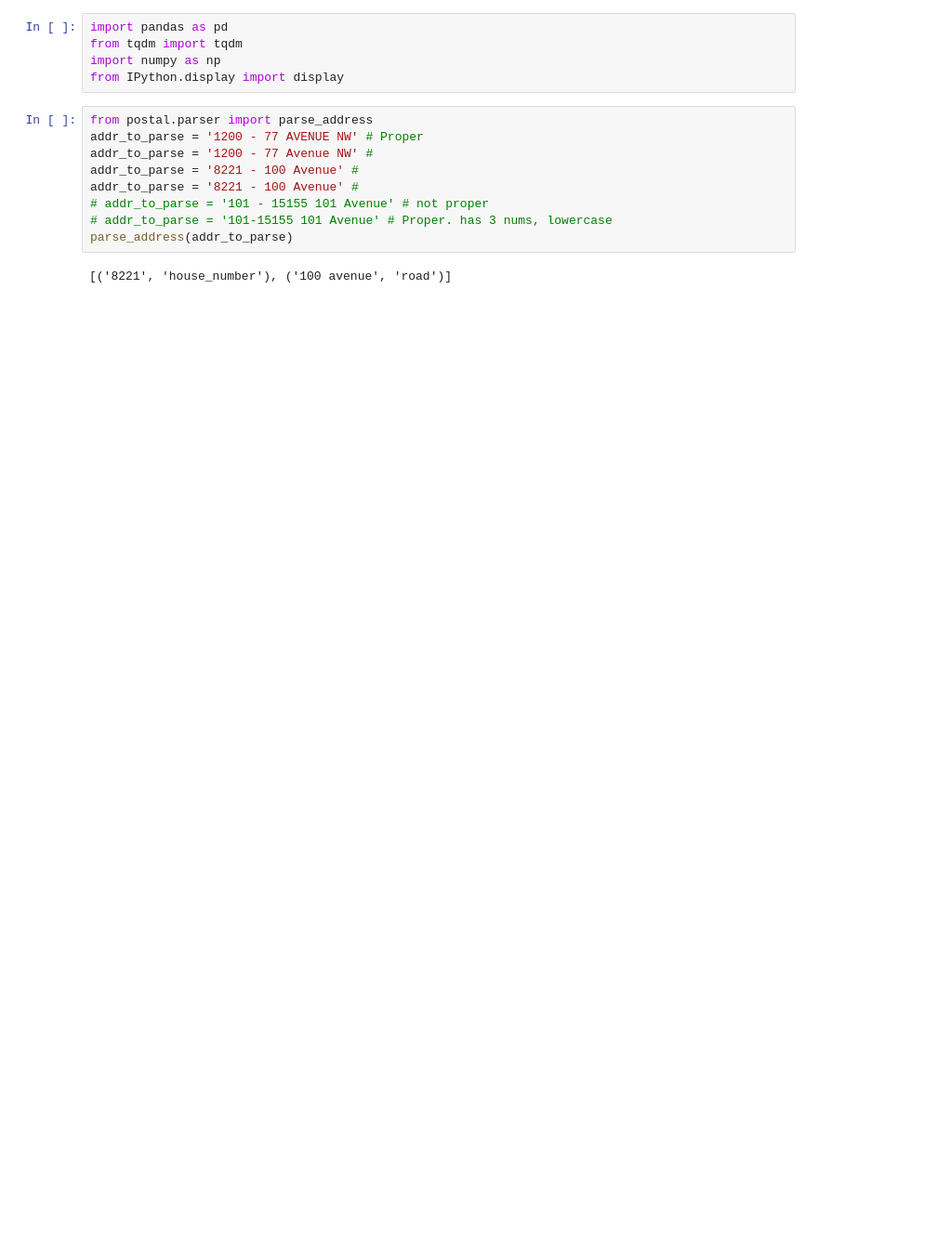
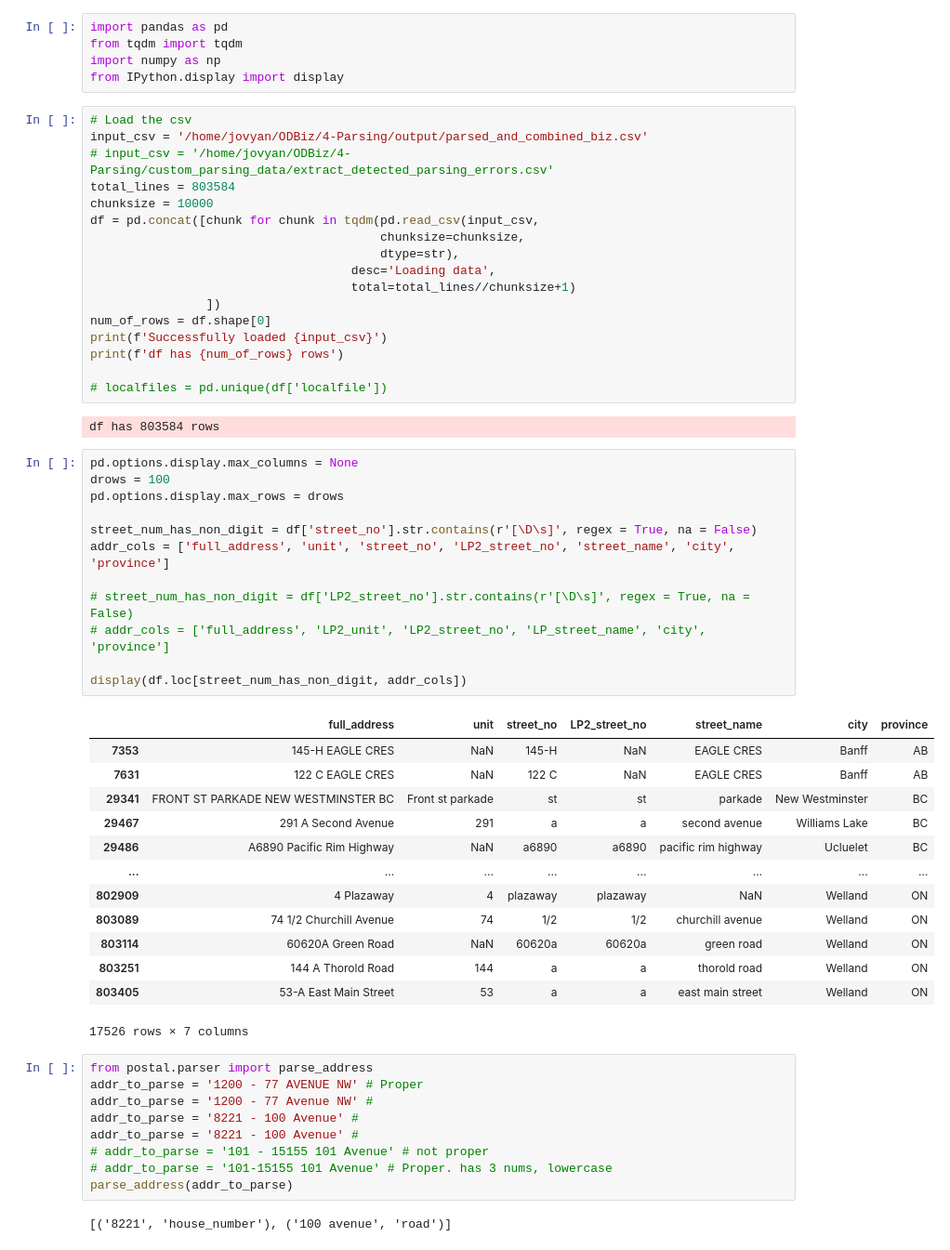
Before and after one commit to smlum/ODBiz, a Jupyter notebook: 4-Parsing/custom_parsing_data/post_parsed_data_viewing.ipynb, the cells around one changed output. Shown at 93% size. Drawn from its saved outputs; the diff is of its cells as text; blank space fills up the shorter version.

Commit message:
Consolidate parsed address columns

```diff
--- a/4-Parsing/custom_parsing_data/post_parsed_data_viewing.ipynb
+++ b/4-Parsing/custom_parsing_data/post_parsed_data_viewing.ipynb
@@ -3,6 +3,51 @@ import pandas as pd
 from tqdm import tqdm
 import numpy as np
 from IPython.display import display
+# %%
+# Load the csv
+input_csv = '/home/jovyan/ODBiz/4-Parsing/output/parsed_and_combined_biz.csv'
+# input_csv = '/home/jovyan/ODBiz/4-Parsing/custom_parsing_data/extract_detected_parsing_errors.csv'
+total_lines = 803584
+chunksize = 10000
+df = pd.concat([chunk for chunk in tqdm(pd.read_csv(input_csv,
+                                        chunksize=chunksize,
+                                        dtype=str),
+                                    desc='Loading data',
+                                    total=total_lines//chunksize+1)
+                ])
+num_of_rows = df.shape[0]
+print(f'Successfully loaded {input_csv}')
+print(f'df has {num_of_rows} rows')
+
+# localfiles = pd.unique(df['localfile'])
+# %% [output]
+df has 803584 rows
+# %%
+pd.options.display.max_columns = None
+drows = 100
+pd.options.display.max_rows = drows
+
+street_num_has_non_digit = df['street_no'].str.contains(r'[\D\s]', regex = True, na = False)
+addr_cols = ['full_address', 'unit', 'street_no', 'LP2_street_no', 'street_name', 'city', 'province']
+
+# street_num_has_non_digit = df['LP2_street_no'].str.contains(r'[\D\s]', regex = True, na = False)
+# addr_cols = ['full_address', 'LP2_unit', 'LP2_street_no', 'LP_street_name', 'city', 'province']
+
+display(df.loc[street_num_has_non_digit, addr_cols])
+# %% [output]
+|  | full_address | unit | street_no | LP2_street_no | street_name | city | province |
+| 7353 | 145-H EAGLE CRES | NaN | 145-H | NaN | EAGLE CRES | Banff | AB |
+| 7631 | 122 C EAGLE CRES | NaN | 122 C | NaN | EAGLE CRES | Banff | AB |
+| 29341 | FRONT ST PARKADE NEW WESTMINSTER BC | Front st parkade | st | st | parkade | New Westminster | BC |
+| 29467 | 291 A Second Avenue | 291 | a | a | second avenue | Williams Lake | BC |
+| 29486 | A6890 Pacific Rim Highway | NaN | a6890 | a6890 | pacific rim highway | Ucluelet | BC |
+| ... | ... | ... | ... | ... | ... | ... | ... |
+| 802909 | 4 Plazaway | 4 | plazaway | plazaway | NaN | Welland | ON |
+| 803089 | 74 1/2 Churchill Avenue | 74 | 1/2 | 1/2 | churchill avenue | Welland | ON |
+| 803114 | 60620A Green Road | NaN | 60620a | 60620a | green road | Welland | ON |
+| 803251 | 144 A Thorold Road | 144 | a | a | thorold road | Welland | ON |
+| 803405 | 53-A East Main Street | 53 | a | a | east main street | Welland | ON |
+17526 rows × 7 columns
 # %%
 from postal.parser import parse_address
 addr_to_parse = '1200 - 77 AVENUE NW' # Proper
```
Also changed, not shown: parts of 3 cells of this notebook, 2 other files.
